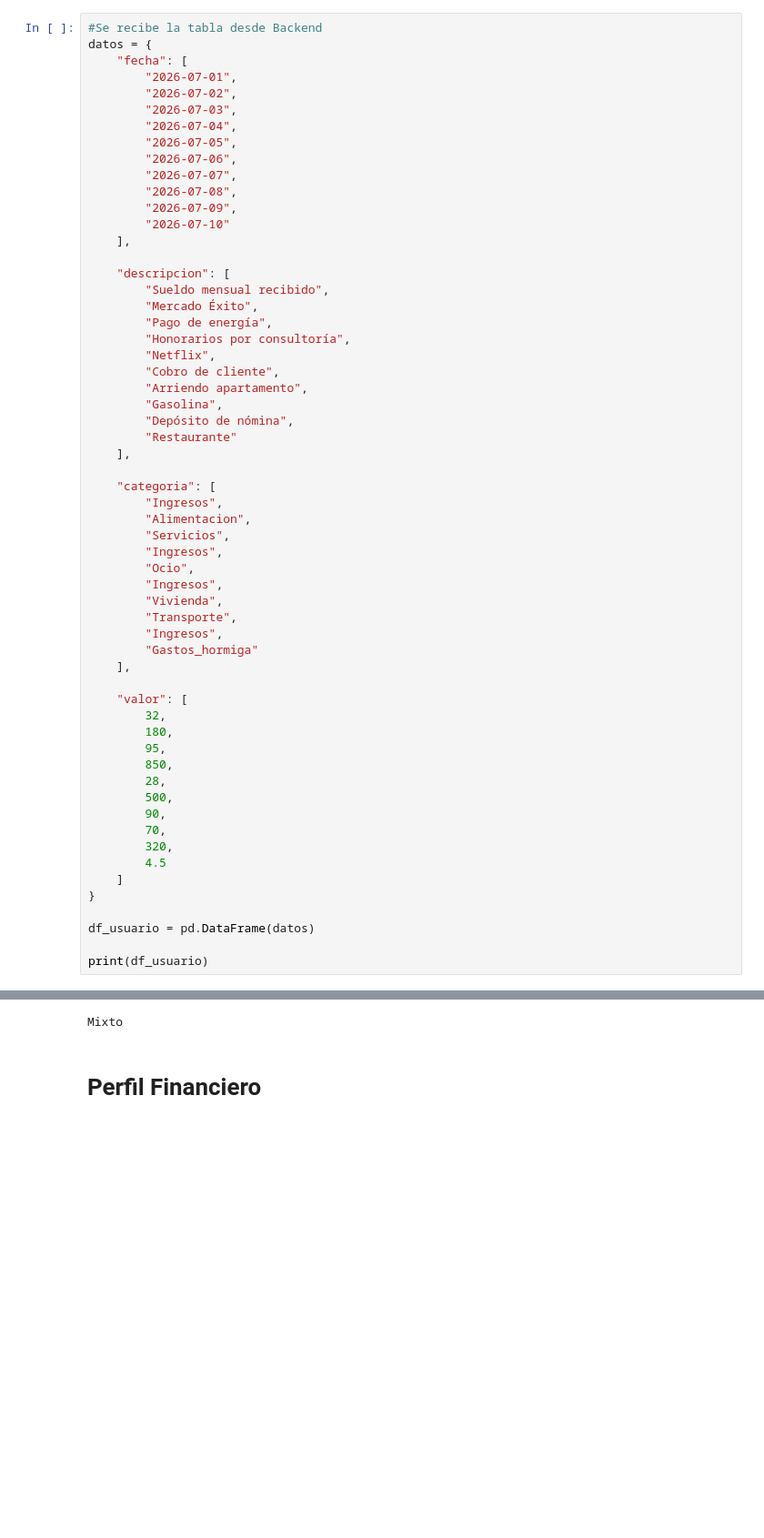
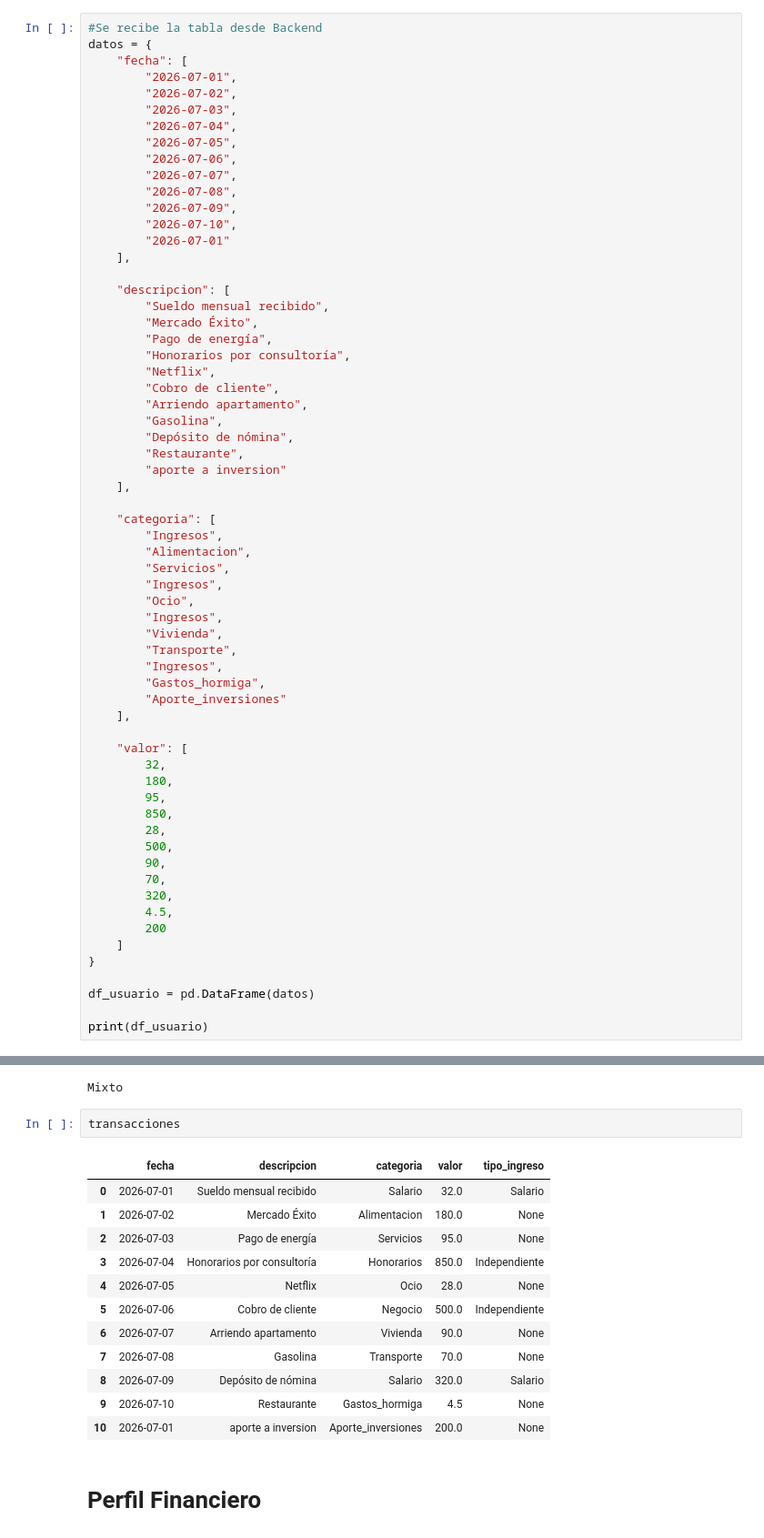
Before and after one commit to No-Country-simulation/HackatonG9-LATAM-Team17, a Jupyter notebook: data_analytics/recomendaciones.ipynb, the cells around one changed output, grey strips where cells are left out. Shown at 91% size. Cells and saved outputs as stored; diff of their text form; blank space fills up the shorter version.

Commit message:
Ajuste de parametros del apartado inversiones

```diff
--- a/data_analytics/recomendaciones.ipynb
+++ b/data_analytics/recomendaciones.ipynb
@@ -604,7 +605,8 @@ datos = {
         "2026-07-07",
         "2026-07-08",
         "2026-07-09",
-        "2026-07-10"
+        "2026-07-10",
+        "2026-07-01"
     ],
 
     "descripcion": [
@@ -617,7 +619,8 @@ datos = {
         "Arriendo apartamento",
         "Gasolina",
         "Depósito de nómina",
-        "Restaurante"
+        "Restaurante",
+        "aporte a inversion"
     ],
 
     "categoria": [
@@ -630,7 +633,8 @@ datos = {
         "Vivienda",
         "Transporte",
         "Ingresos",
-        "Gastos_hormiga"
+        "Gastos_hormiga",
+        "Aporte_inversiones"
     ],
 
     "valor": [
@@ -643,7 +647,8 @@ datos = {
         90,
         70,
         320,
-        4.5
+        4.5,
+        200
     ]
 }
 
@@ -714,6 +720,21 @@ df_usuario.drop(columns=["tipo_ingreso_1"], inplace=True)
 transacciones=df_usuario
 # %% [output]
 Mixto
+# %%
+transacciones
+# %% [output]
+|  | fecha | descripcion | categoria | valor | tipo_ingreso |
+| 0 | 2026-07-01 | Sueldo mensual recibido | Salario | 32.0 | Salario |
+| 1 | 2026-07-02 | Mercado Éxito | Alimentacion | 180.0 | None |
+| 2 | 2026-07-03 | Pago de energía | Servicios | 95.0 | None |
+| 3 | 2026-07-04 | Honorarios por consultoría | Honorarios | 850.0 | Independiente |
+| 4 | 2026-07-05 | Netflix | Ocio | 28.0 | None |
+| 5 | 2026-07-06 | Cobro de cliente | Negocio | 500.0 | Independiente |
+| 6 | 2026-07-07 | Arriendo apartamento | Vivienda | 90.0 | None |
+| 7 | 2026-07-08 | Gasolina | Transporte | 70.0 | None |
+| 8 | 2026-07-09 | Depósito de nómina | Salario | 320.0 | Salario |
+| 9 | 2026-07-10 | Restaurante | Gastos_hormiga | 4.5 | None |
+| 10 | 2026-07-01 | aporte a inversion | Aporte_inversiones | 200.0 | None |
 # %% [markdown]
 # Perfil Financiero
 # %% [markdown]
```
Also changed, not shown: parts of 6 cells of this notebook, 3 other files.
